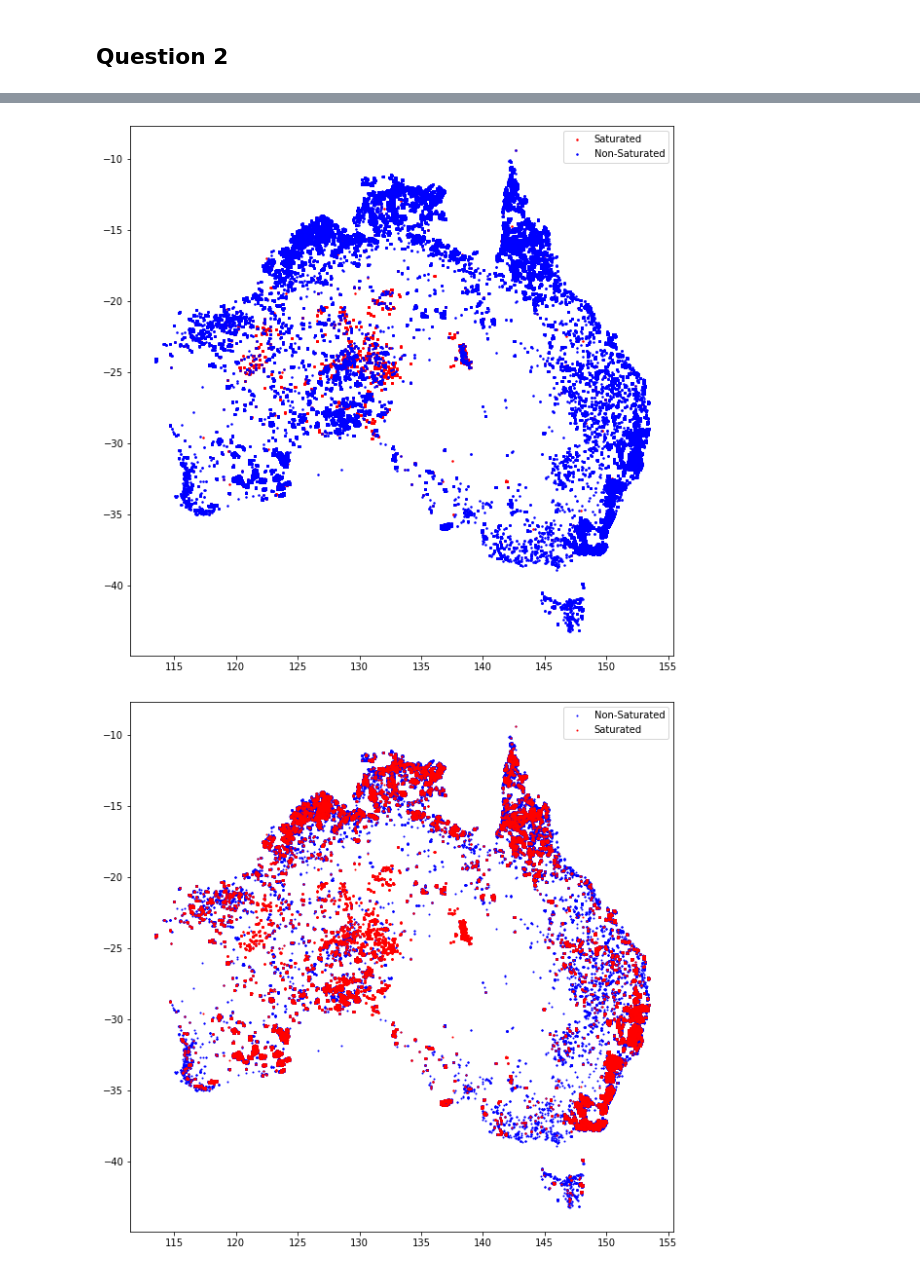
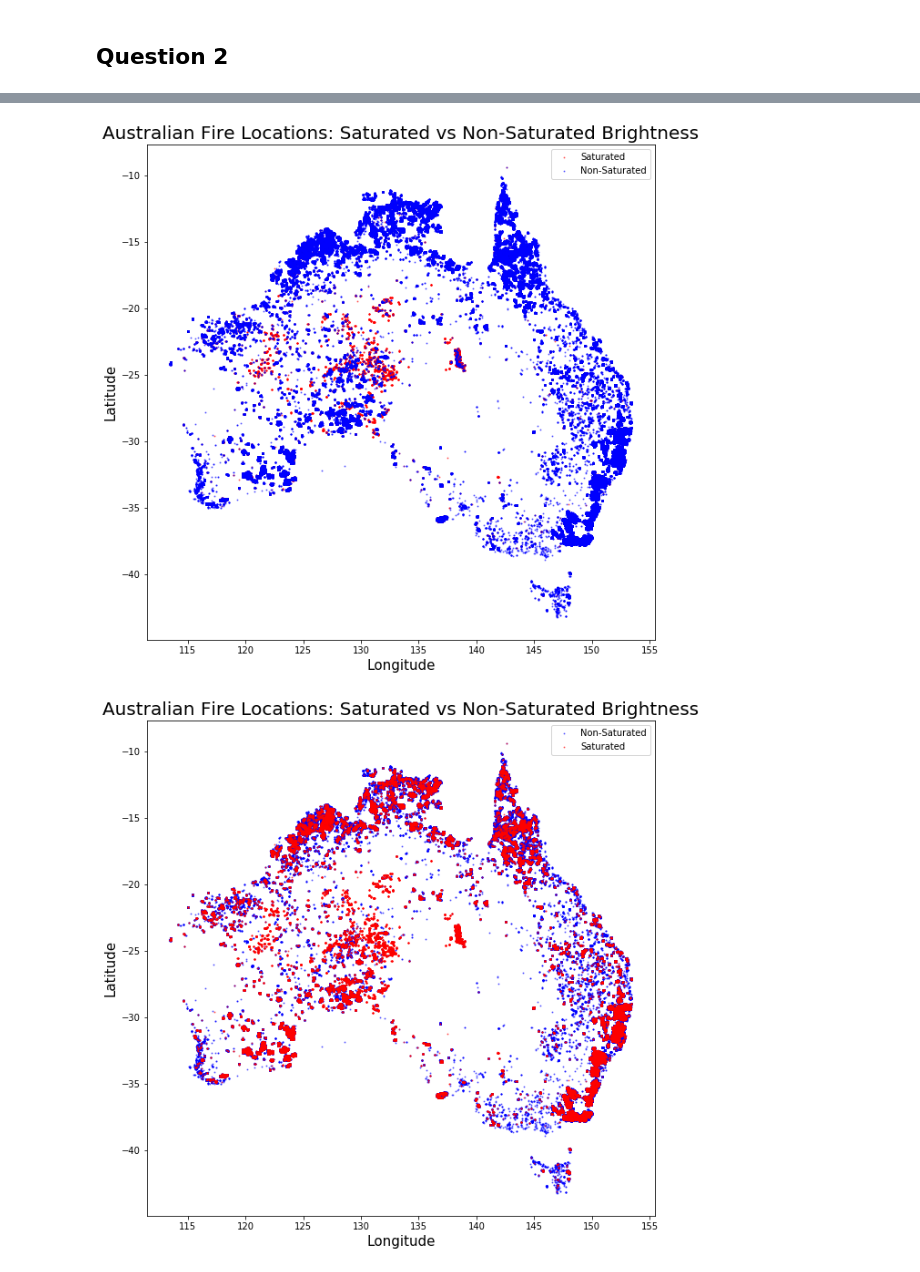
Before and after one commit to dsikka/Applied_ML, a Jupyter notebook: HW1/HW1.ipynb, the cells around one changed output, grey strips where cells are left out. Cells and saved outputs as stored; diff of their text form; code cells hidden in the pictures.

```diff
--- a/HW1/HW1.ipynb
+++ b/HW1/HW1.ipynb
@@ -41,13 +73,12 @@ plt.show()
 # %%
 # All indexes which have atleast one value
-cur_len = len(bins)
-bin_left = bins[cur_len-2]
-bin_right = bins[cur_len-1]
+subset = [idx for (idx, val) in enumerate(n) if val != 0]
+subset_vals = bins[subset]
+subset_vals_last_point = subset_vals[-1]
 
-# Bin right represents the maximum of the data
-# Bin_left to bin_right span all the values in the last bin
-saturated = fire_data.loc[fire_data['bright_ti4'] >= bin_right]
-non_saturated = fire_data.loc[fire_data['bright_ti4'] < bin_right]
+# Separate data based on the last bin
+saturated = fire_data.loc[fire_data['bright_ti4'] >= subset_vals_last_point]
+non_saturated = fire_data.loc[fire_data['bright_ti4'] < subset_vals_last_point]
 # %%
 # Plotting saturated and non-saturated
 fig, ax = plt.subplots(1,2, figsize=(20,10))
@@ -60,17 +99,23 @@ plt.show()
 # %%
 #Plotting values on top of each other
 fig, ax = plt.subplots(1,1, figsize=(10,10))
-ax.plot(saturated['longitude'], saturated['latitude'], 'r.', markersize=3)
-output = ax.plot(non_saturated['longitude'], non_saturated['latitude'], 'b.', markersize=3)
+ax.plot(saturated['longitude'], saturated['latitude'], 'r.', markersize=2, alpha=0.5)
+output = ax.plot(non_saturated['longitude'], non_saturated['latitude'], 'b.', markersize=2, alpha=0.5)
 ax.legend(['Saturated', 'Non-Saturated'], loc='upper right')
+ax.set_xlabel('Longitude', fontsize=15)
+ax.set_ylabel('Latitude', fontsize=15)
+ax.set_title('Australian Fire Locations: Saturated vs Non-Saturated Brightness', fontsize=20)
 plt.show()
 # %% [output]
-[figure, old version]
+[figure, new version]
 # %%
 fig, ax = plt.subplots(1,1, figsize=(10,10))
-ax.plot(non_saturated['longitude'], non_saturated['latitude'], 'b.', markersize=2)
-ax.plot(saturated['longitude'], saturated['latitude'], 'r.', markersize=2)
+ax.plot(non_saturated['longitude'], non_saturated['latitude'], 'b.', markersize=2, alpha=0.5)
+ax.plot(saturated['longitude'], saturated['latitude'], 'r.', markersize=2, alpha=0.5)
 ax.legend(['Non-Saturated', 'Saturated'], loc='upper right')
+ax.set_xlabel('Longitude', fontsize=15)
+ax.set_ylabel('Latitude', fontsize=15)
+ax.set_title('Australian Fire Locations: Saturated vs Non-Saturated Brightness', fontsize=20)
 plt.show()
 # %% [output]
-[figure, old version]
+[figure, new version]
```
Also changed, not shown: parts of 11 cells of this notebook.
